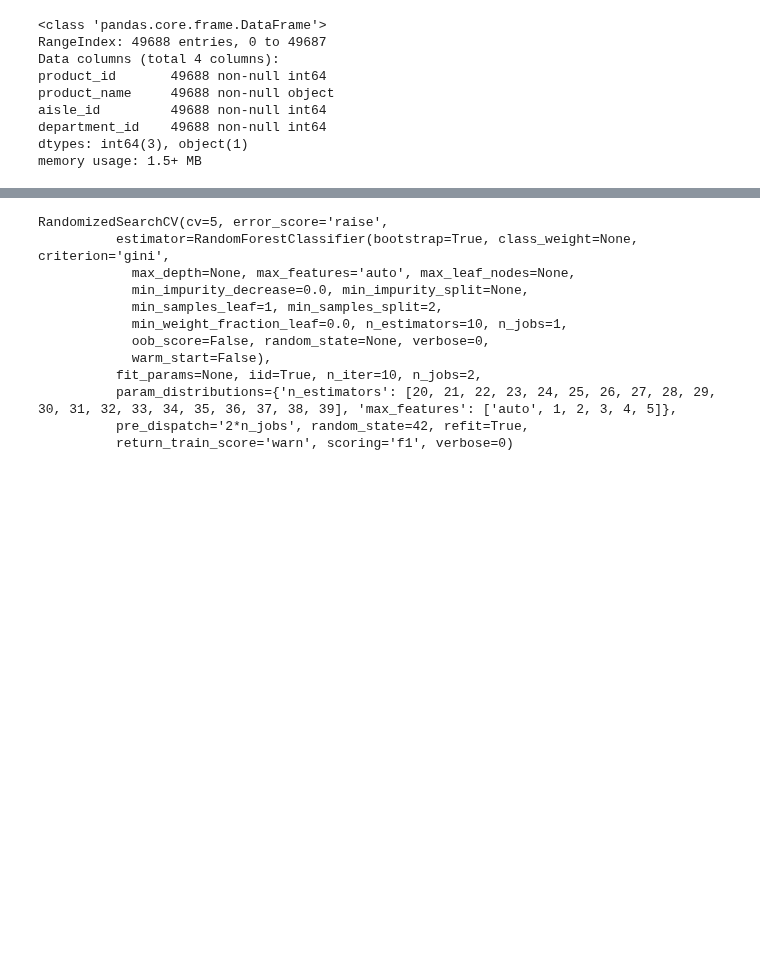
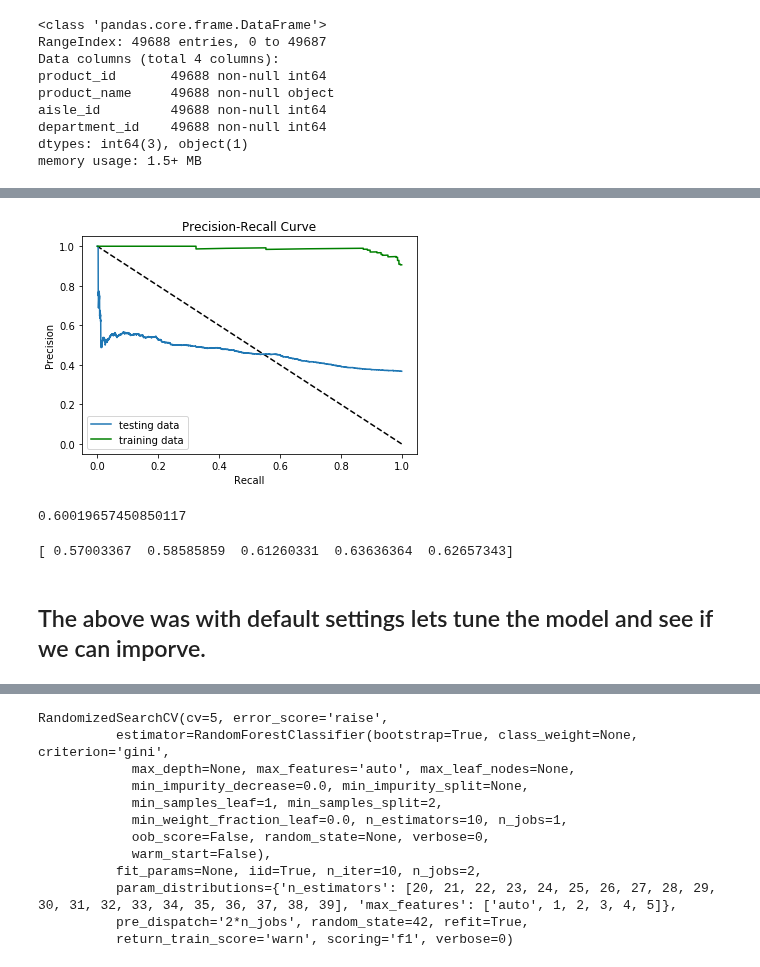
Before and after one commit to lbjennings/Springboard, a Jupyter notebook: Springboard/Capstone Project 1/RandomForest.ipynb, the cells around one changed output, grey strips where cells are left out. Cells and saved outputs as stored; diff of their text form; code cells hidden in the pictures; blank space fills up the shorter version.

```diff
--- a/Springboard/Capstone Project 1/RandomForest.ipynb
+++ b/Springboard/Capstone Project 1/RandomForest.ipynb
@@ -210,0 +373,27 @@ We have the data set up for sklearn lets do some machine learning. First will sh
+# %%
+xprec_score,xrecall_score,xthresholds=precision_recall_curve( ytrain , clf.decision_function(xtrain) )
+
+prec_score,recall_score,thresholds=precision_recall_curve( ytest , clf.decision_function(xtest))
+
+plt.plot([1,0],[0,1],'k--')
+plt.plot(recall_score,prec_score,label='testing data')
+plt.plot(xrecall_score,xprec_score,'g-',label='training data')
+#plt.plot(xfpr,xtpr, 'g-',label='training data')
+plt.xlabel("Recall")
+plt.ylabel("Precision")
+plt.title('Precision-Recall Curve')
+plt.legend(loc=3)
+plt.show()
+# %% [output]
+[figure, added]
+# %%
+roc_auc_score(ytest , clf.decision_function(xtest))
+# %% [output]
+0.60019657450850117
+# %%
+cv_auc_scores=cross_val_score(clf, xtrain , ytrain, cv=5, scoring='roc_auc')
+print(cv_auc_scores)
+# %% [output]
+[ 0.57003367  0.58585859  0.61260331  0.63636364  0.62657343]
+# %% [markdown]
+## The above was with default settings lets tune the model and see if we can imporve.
```
Also changed, not shown: parts of 117 cells of this notebook.
